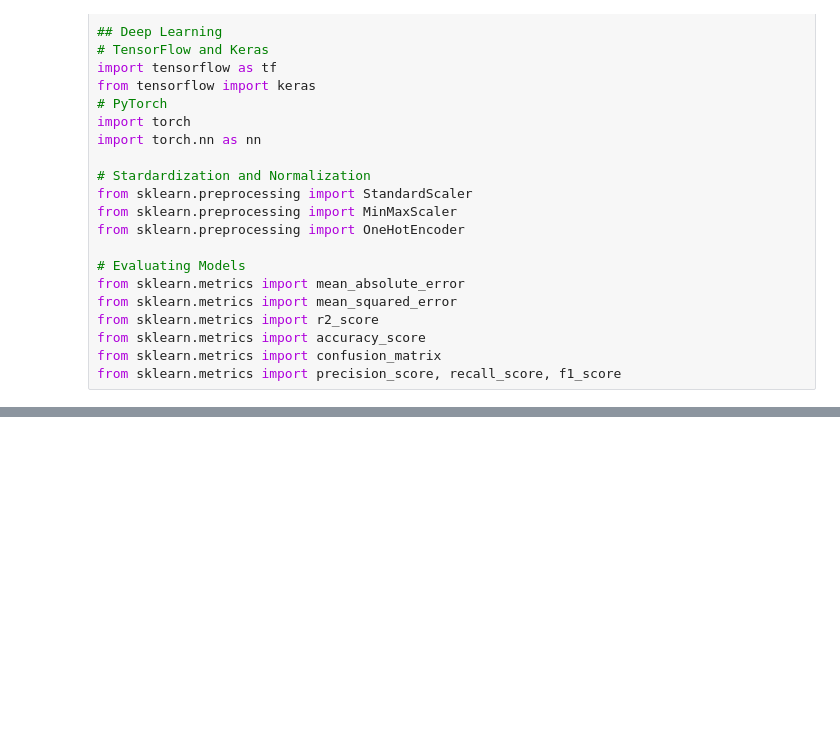
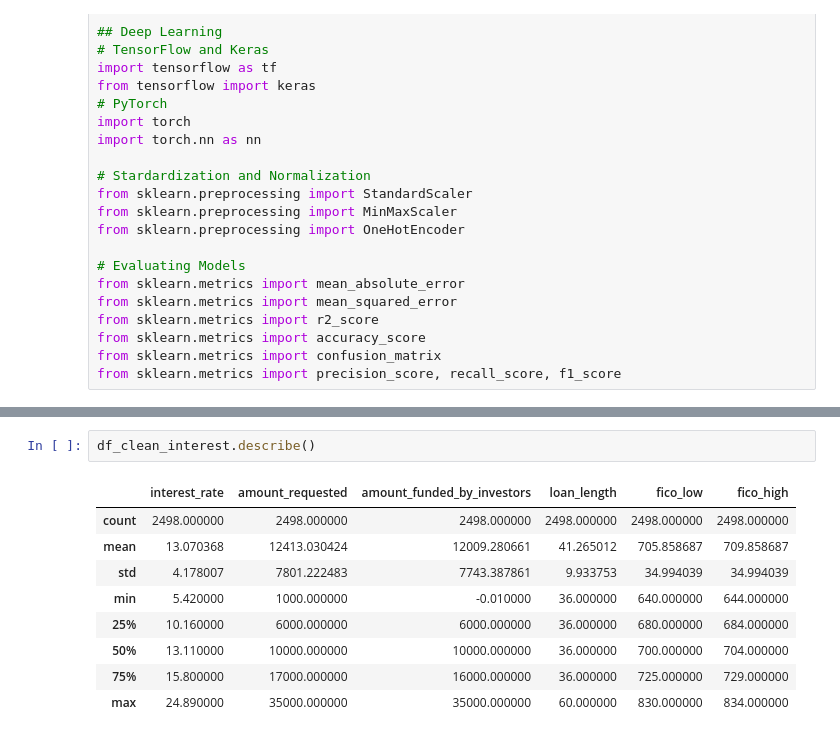
Before and after one commit to j-forte/Liner-Regression_CaseStudy, a Jupyter notebook: main.ipynb, the cells around one changed output, grey strips where cells are left out. Saved outputs shown, nothing was run; the diff lists cells and outputs as text; blank space fills up the shorter version.

```diff
--- a/main.ipynb
+++ b/main.ipynb
@@ -52,0 +145,12 @@ from sklearn.metrics import precision_score, recall_score, f1_score
+# %%
+df_clean_interest.describe()
+# %% [output]
+|  | interest_rate | amount_requested | amount_funded_by_investors | loan_length | fico_low | fico_high |
+| count | 2498.000000 | 2498.000000 | 2498.000000 | 2498.000000 | 2498.000000 | 2498.000000 |
+| mean | 13.070368 | 12413.030424 | 12009.280661 | 41.265012 | 705.858687 | 709.858687 |
+| std | 4.178007 | 7801.222483 | 7743.387861 | 9.933753 | 34.994039 | 34.994039 |
+| min | 5.420000 | 1000.000000 | -0.010000 | 36.000000 | 640.000000 | 644.000000 |
+| 25% | 10.160000 | 6000.000000 | 6000.000000 | 36.000000 | 680.000000 | 684.000000 |
+| 50% | 13.110000 | 10000.000000 | 10000.000000 | 36.000000 | 700.000000 | 704.000000 |
+| 75% | 15.800000 | 17000.000000 | 16000.000000 | 36.000000 | 725.000000 | 729.000000 |
+| max | 24.890000 | 35000.000000 | 35000.000000 | 60.000000 | 830.000000 | 834.000000 |
```
Also changed, not shown: parts of 7 cells of this notebook.
